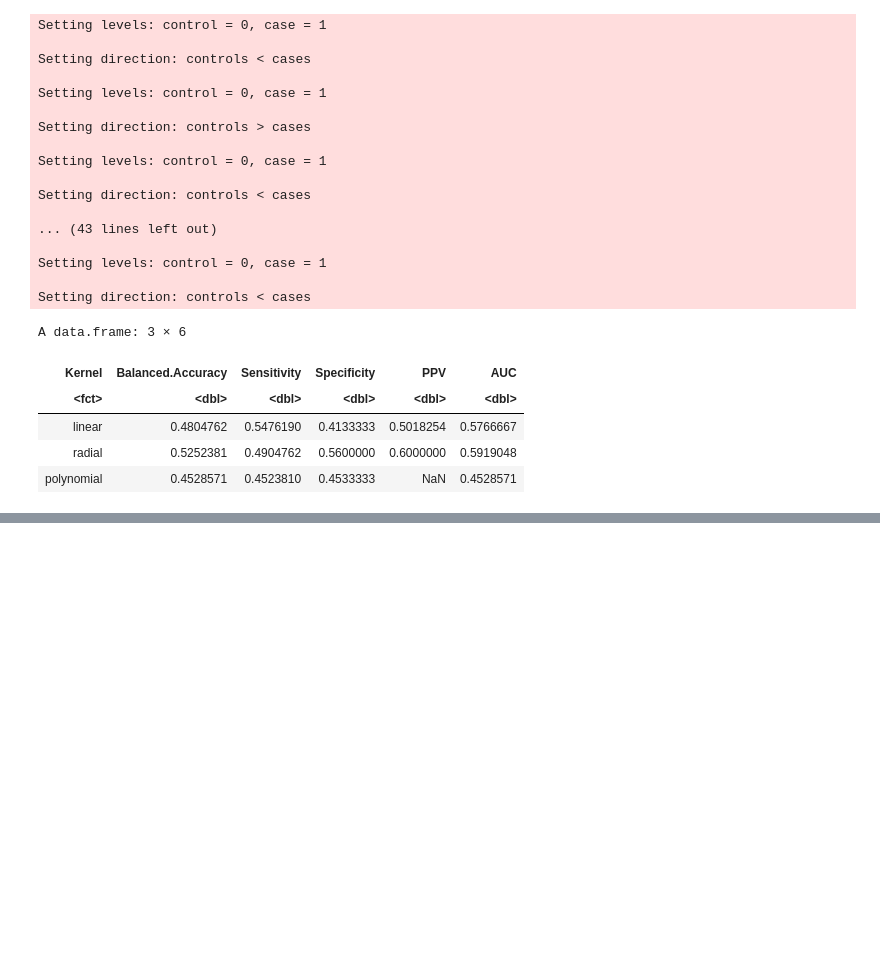
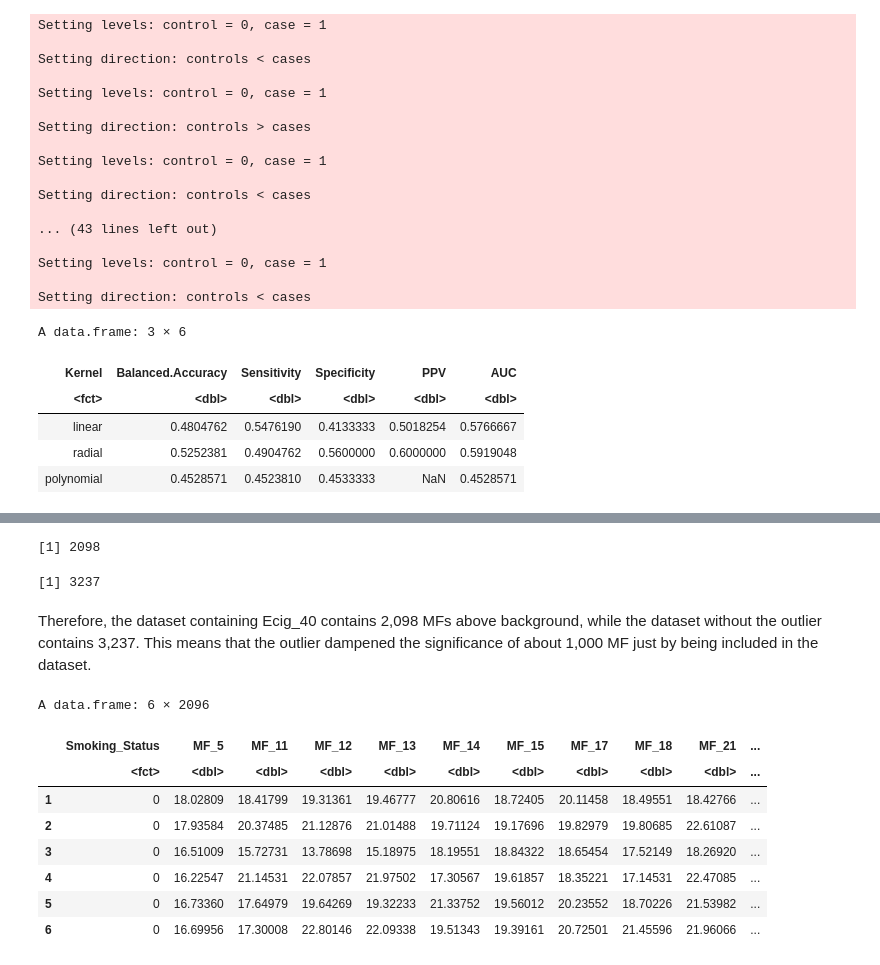
Before and after one commit to UNC-CEMALB/P1002_Ecig-Metabolomics-NELF, a Jupyter notebook: 2. Smoking Status Prediction/Smoking Status Prediction.ipynb, the cells around one changed output, grey strips where cells are left out. Drawn from its saved outputs; the diff is of its cells as text; code cells hidden in the pictures; blank space fills up the shorter version.

```diff
--- a/2. Smoking Status Prediction/Smoking Status Prediction.ipynb
+++ b/2. Smoking Status Prediction/Smoking Status Prediction.ipynb
@@ -78,0 +280,5 @@ A tibble: 6 × 3873
+# %%
+#calling rf fn
+noise_rf_values_w_Ecig_40 = rf_classification(train_vars_noise_w_Ecig_40, "Smoking_Status", "pred_Smoking_Status")
+noise_rf_values_wo_Ecig_40 = rf_classification(train_vars_noise_wo_Ecig_40, "Smoking_Status",
+                                               "pred_Smoking_Status")
@@ -538,0 +614,42 @@ avg_noise_rank
+# %%
+for (i in 1:length(noise_importance_values_w_Ecig_40$MeanDecreaseGini)){
+    #if the row number (index)/# of variables is less than the avg noise rank the loop will continue
+    if (i/length(noise_importance_values_w_Ecig_40$MeanDecreaseGini) > avg_noise_rank_w_Ecig_40){
+        last_significant_rank_w_Ecig_40 = i - 1
+        break
+    }
+}
+last_significant_rank_w_Ecig_40
+
+for (i in 1:length(noise_importance_values_wo_Ecig_40$MeanDecreaseGini)){
+    #if the row number (index)/# of variables is less than the avg noise rank the loop will continue
+    if (i/length(noise_importance_values_wo_Ecig_40$MeanDecreaseGini) > avg_noise_rank_wo_Ecig_40){
+        last_significant_rank_wo_Ecig_40 = i - 1
+        break
+    }
+}
+last_significant_rank_wo_Ecig_40
+# %% [output]
+[1] 2098
+[1] 3237
+# %% [markdown]
+Therefore, the dataset containing Ecig_40 contains 2,098 MFs above background, while the dataset without the outlier contains 3,237. This means that the outlier dampened the significance of about 1,000 MF just by being included in the dataset.
+# %%
+#now getting those significant MFs
+significant_MFs_w_Ecig_40 = rownames(noise_importance_values_w_Ecig_40)[1:last_significant_rank_w_Ecig_40]
+significant_MFs_wo_Ecig_40 = rownames(noise_importance_values_wo_Ecig_40)[1:last_significant_rank_wo_Ecig_40]
+
+#now subsetting the original dfs
+rf_subset_MF_df_w_Ecig_40 = cbind(Smoking_Status = molecular_feature_df_w_Ecig_40$Smoking_Status, molecular_feature_df_w_Ecig_40[,colnames(molecular_feature_df_w_Ecig_40) %in% significant_MFs_w_Ecig_40])
+rf_subset_MF_df_wo_Ecig_40 = cbind(Smoking_Status = molecular_feature_df_wo_Ecig_40$Smoking_Status, molecular_feature_df_wo_Ecig_40[,colnames(molecular_feature_df_wo_Ecig_40) %in% significant_MFs_wo_Ecig_40])
+head(rf_subset_MF_df_w_Ecig_40)
+# %% [output]
+A data.frame: 6 × 2096
+|  | Smoking_Status | MF_5 | MF_11 | MF_12 | MF_13 | MF_14 | MF_15 | MF_17 | MF_18 | MF_21 | ... |
+|  | <fct> | <dbl> | <dbl> | <dbl> | <dbl> | <dbl> | <dbl> | <dbl> | <dbl> | <dbl> | ... |
+| 1 | 0 | 18.02809 | 18.41799 | 19.31361 | 19.46777 | 20.80616 | 18.72405 | 20.11458 | 18.49551 | 18.42766 | ... |
+| 2 | 0 | 17.93584 | 20.37485 | 21.12876 | 21.01488 | 19.71124 | 19.17696 | 19.82979 | 19.80685 | 22.61087 | ... |
+| 3 | 0 | 16.51009 | 15.72731 | 13.78698 | 15.18975 | 18.19551 | 18.84322 | 18.65454 | 17.52149 | 18.26920 | ... |
+| 4 | 0 | 16.22547 | 21.14531 | 22.07857 | 21.97502 | 17.30567 | 19.61857 | 18.35221 | 17.14531 | 22.47085 | ... |
+| 5 | 0 | 16.73360 | 17.64979 | 19.64269 | 19.32233 | 21.33752 | 19.56012 | 20.23552 | 18.70226 | 21.53982 | ... |
+| 6 | 0 | 16.69956 | 17.30008 | 22.80146 | 22.09338 | 19.51343 | 19.39161 | 20.72501 | 21.45596 | 21.96066 | ... |
```
Also changed, not shown: parts of 28 cells of this notebook.
